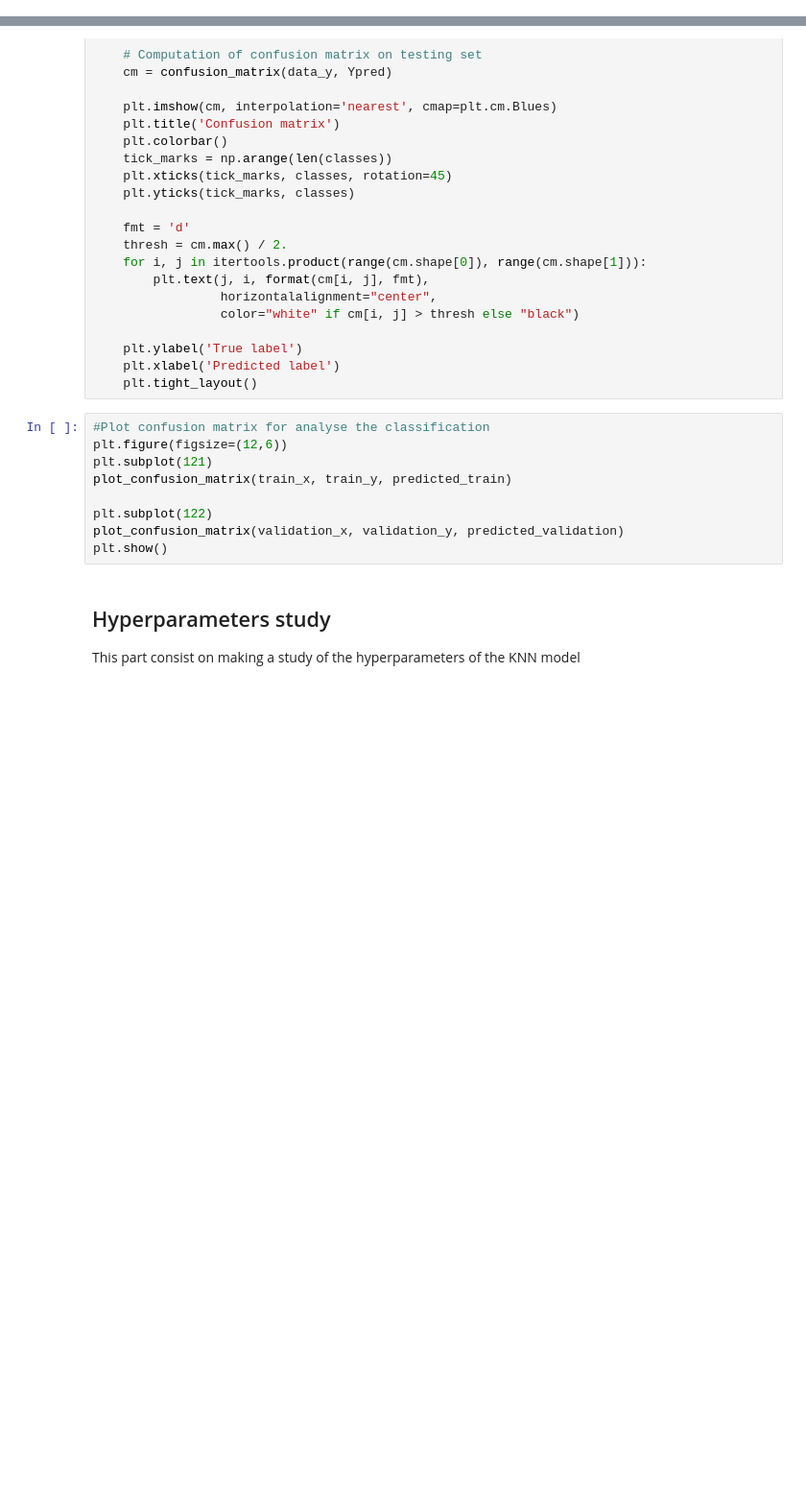
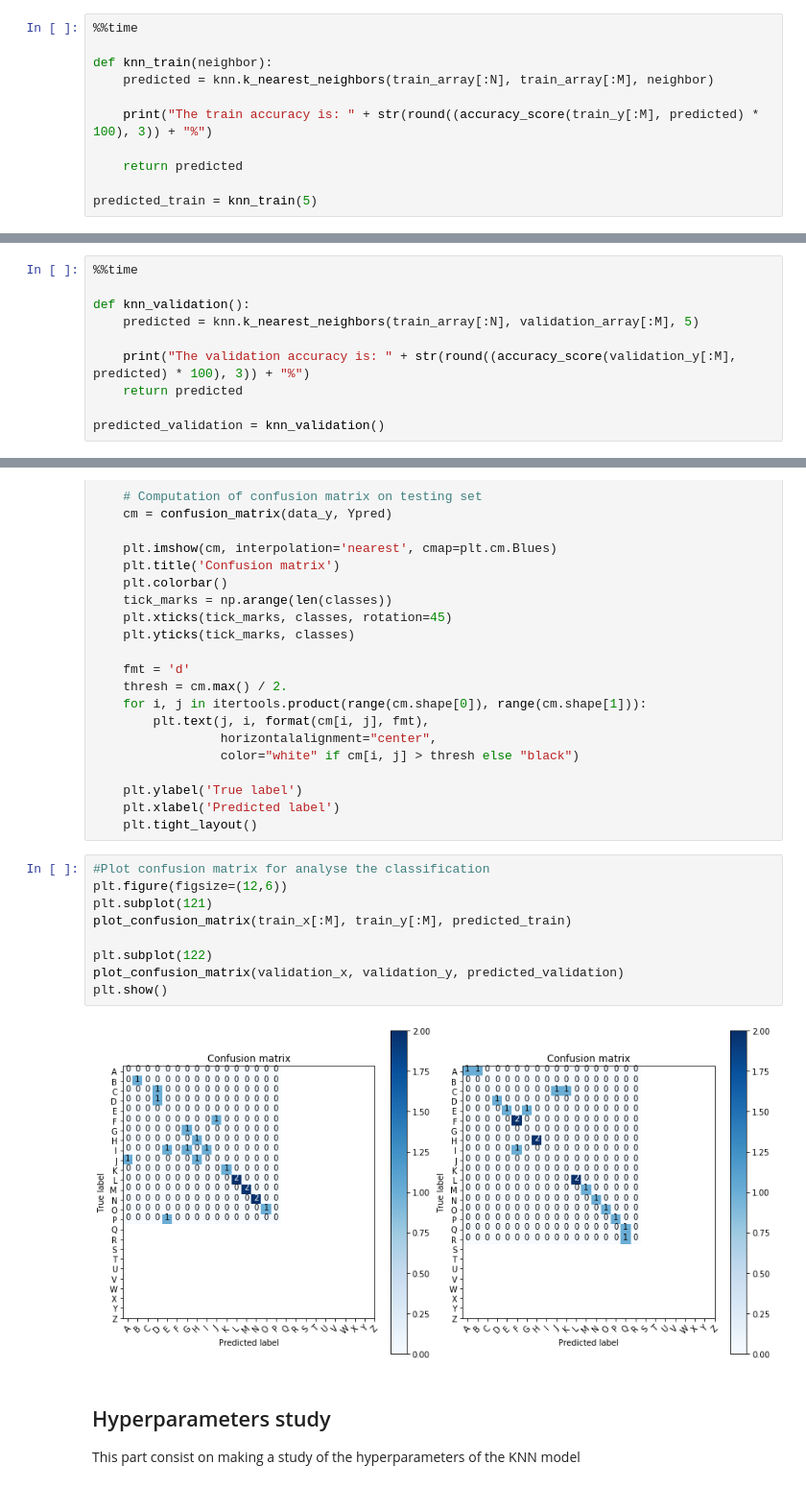
Before and after one commit to fabiomorooka/Letter-Identification, a Jupyter notebook: created_knn/main.ipynb, the cells around one changed output, grey strips where cells are left out. Shown at 96% size. Cells and saved outputs as stored; diff of their text form; blank space fills up the shorter version.

```diff
--- a/created_knn/main.ipynb
+++ b/created_knn/main.ipynb
@@ -87,0 +77,11 @@ predicted_validation = knn_validation(2000, 5)
+# %%
+%%time
+
+def knn_train(neighbor):
+    predicted = knn.k_nearest_neighbors(train_array[:N], train_array[:M], neighbor)
+
+    print("The train accuracy is: " + str(round((accuracy_score(train_y[:M], predicted) * 100), 3)) + "%")
+
+    return predicted
+
+predicted_train = knn_train(5)
@@ -87,0 +92,10 @@ predicted_validation = knn_validation(2000, 5)
+# %%
+%%time
+
+def knn_validation():
+    predicted = knn.k_nearest_neighbors(train_array[:N], validation_array[:M], 5)
+
+    print("The validation accuracy is: " + str(round((accuracy_score(validation_y[:M], predicted) * 100), 3)) + "%")
+    return predicted
+
+predicted_validation = knn_validation()
@@ -121,12 +139,14 @@ def plot_confusion_matrix(data_x, data_y, Ypred):
 # %%
 #Plot confusion matrix for analyse the classification
 plt.figure(figsize=(12,6))
 plt.subplot(121)
-plot_confusion_matrix(train_x, train_y, predicted_train)
+plot_confusion_matrix(train_x[:M], train_y[:M], predicted_train)
 
 plt.subplot(122)
 plot_confusion_matrix(validation_x, validation_y, predicted_validation)
 plt.show()
+# %% [output]
+[figure, added]
 # %% [markdown]
 ## Hyperparameters study
 
```
Also changed, not shown: parts of 23 cells of this notebook, 4 other files.
